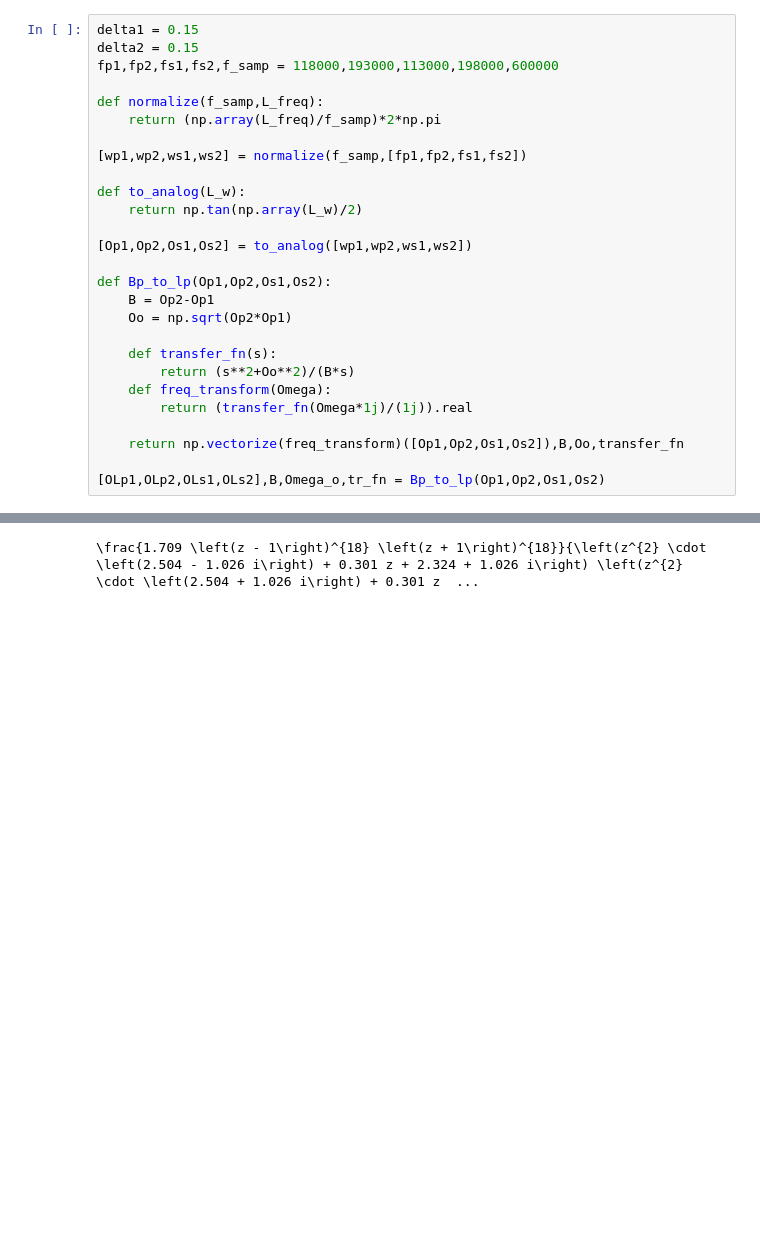
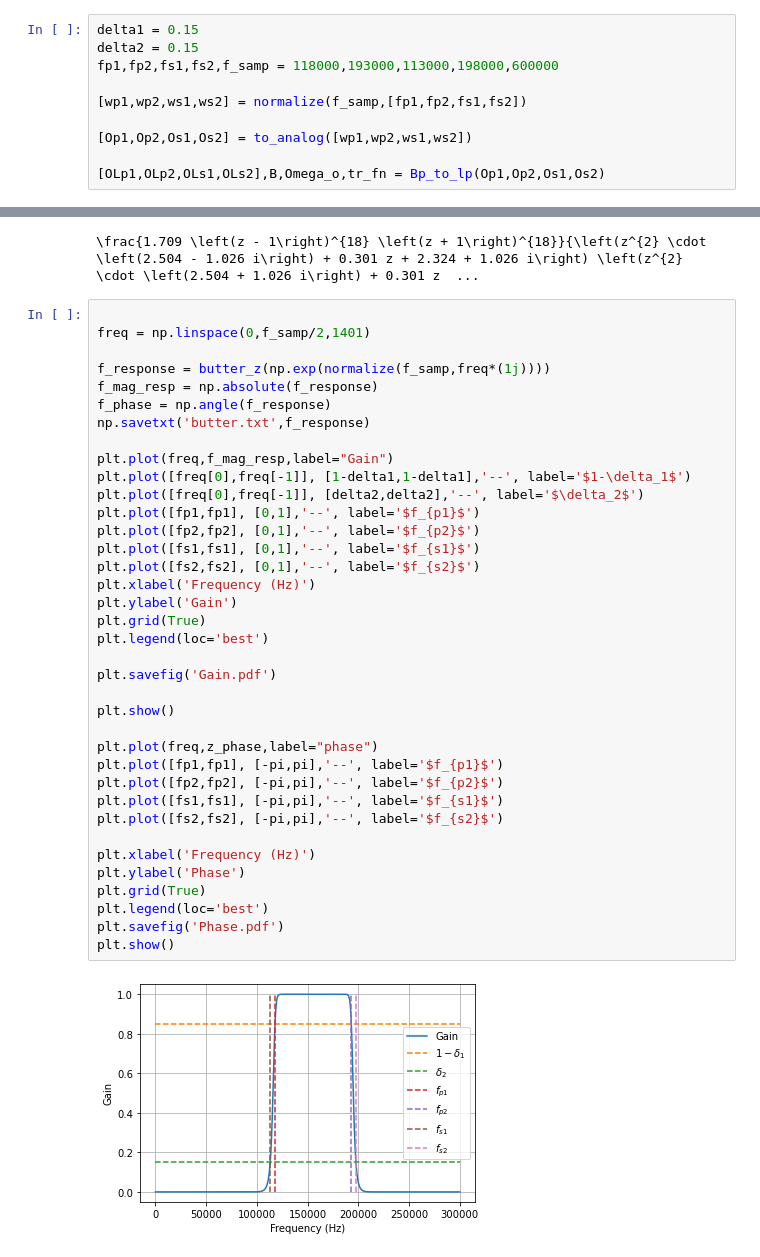
Before and after one commit to prateekgargX/DSP-Filter-Design, a Jupyter notebook: butterworth.ipynb, the cells around one changed output, grey strips where cells are left out. Drawn from its saved outputs; the diff is of its cells as text; blank space fills up the shorter version.

```diff
--- a/butterworth.ipynb
+++ b/butterworth.ipynb
@@ -10,27 +10,10 @@ delta1 = 0.15
 delta2 = 0.15
 fp1,fp2,fs1,fs2,f_samp = 118000,193000,113000,198000,600000
 
-def normalize(f_samp,L_freq):
-    return (np.array(L_freq)/f_samp)*2*np.pi
-
 [wp1,wp2,ws1,ws2] = normalize(f_samp,[fp1,fp2,fs1,fs2])
-
-def to_analog(L_w):
-    return np.tan(np.array(L_w)/2)
 
 [Op1,Op2,Os1,Os2] = to_analog([wp1,wp2,ws1,ws2])
 
-def Bp_to_lp(Op1,Op2,Os1,Os2):
-    B = Op2-Op1
-    Oo = np.sqrt(Op2*Op1)
-
-    def transfer_fn(s):
-        return (s**2+Oo**2)/(B*s)
-    def freq_transform(Omega):
-        return (transfer_fn(Omega*1j)/(1j)).real
-
-    return np.vectorize(freq_transform)([Op1,Op2,Os1,Os2]),B,Oo,transfer_fn
-
 [OLp1,OLp2,OLs1,OLs2],B,Omega_o,tr_fn = Bp_to_lp(Op1,Op2,Os1,Os2)
 # %%
 omega_p,omega_s = max(-OLp1,OLp2),min(-OLs1,OLs2)
@@ -260,3 +243,42 @@ print(latex(round_expr(simplify(tr_fn_z).subs(I,0),3)))
 print(latex(round_expr(factor(tr_fn_z),3)))
 # %% [output]
 \frac{1.709 \left(z - 1\right)^{18} \left(z + 1\right)^{18}}{\left(z^{2} \cdot \left(2.504 - 1.026 i\right) + 0.301 z + 2.324 + 1.026 i\right) \left(z^{2} \cdot \left(2.504 + 1.026 i\right) + 0.301 z  ...
+# %%
+
+freq = np.linspace(0,f_samp/2,1401)
+
+f_response = butter_z(np.exp(normalize(f_samp,freq*(1j))))
+f_mag_resp = np.absolute(f_response)
+f_phase = np.angle(f_response)
+np.savetxt('butter.txt',f_response)
+
+plt.plot(freq,f_mag_resp,label="Gain")
+plt.plot([freq[0],freq[-1]], [1-delta1,1-delta1],'--', label='$1-\delta_1$')
+plt.plot([freq[0],freq[-1]], [delta2,delta2],'--', label='$\delta_2$')
+plt.plot([fp1,fp1], [0,1],'--', label='$f_{p1}$')
+plt.plot([fp2,fp2], [0,1],'--', label='$f_{p2}$')
+plt.plot([fs1,fs1], [0,1],'--', label='$f_{s1}$')
+plt.plot([fs2,fs2], [0,1],'--', label='$f_{s2}$')
+plt.xlabel('Frequency (Hz)')
+plt.ylabel('Gain')
+plt.grid(True)
+plt.legend(loc='best')
+
+plt.savefig('Gain.pdf')
+
+plt.show()
+
+plt.plot(freq,z_phase,label="phase")
+plt.plot([fp1,fp1], [-pi,pi],'--', label='$f_{p1}$')
+plt.plot([fp2,fp2], [-pi,pi],'--', label='$f_{p2}$')
+plt.plot([fs1,fs1], [-pi,pi],'--', label='$f_{s1}$')
+plt.plot([fs2,fs2], [-pi,pi],'--', label='$f_{s2}$')
+
+plt.xlabel('Frequency (Hz)')
+plt.ylabel('Phase')
+plt.grid(True)
+plt.legend(loc='best')
+plt.savefig('Phase.pdf')
+plt.show()
+# %% [output]
+[figure, added]
```
Also changed, not shown: parts of 1 cell of this notebook, 6 other files.
